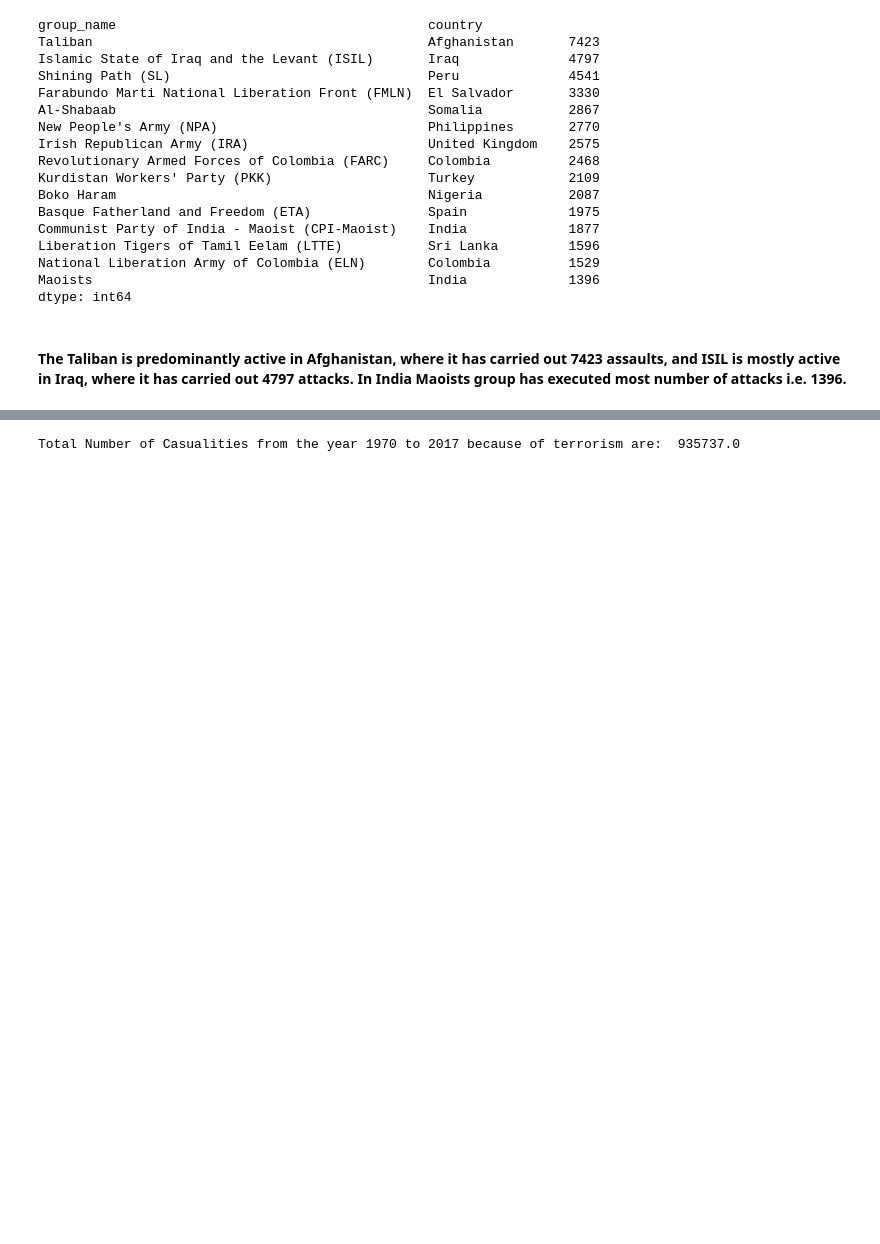
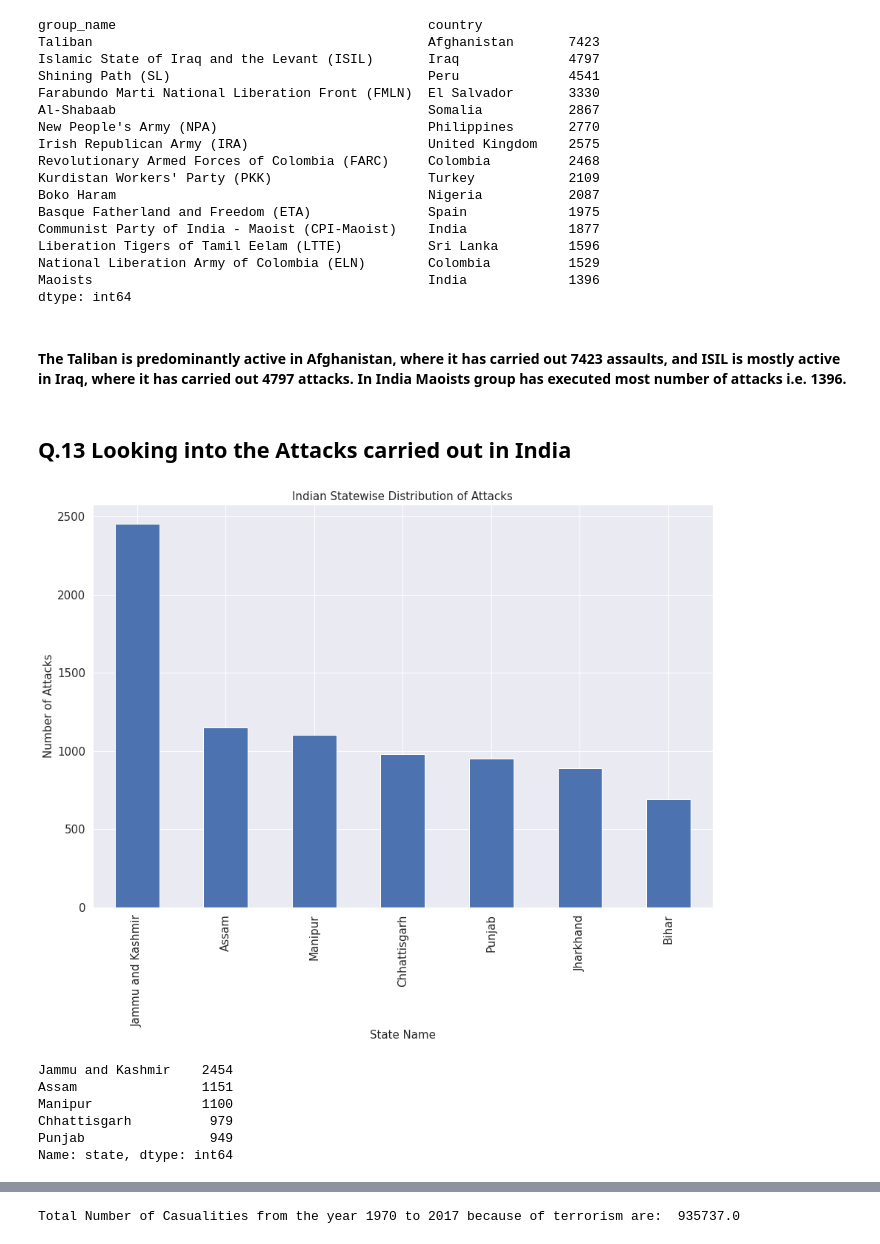
Before and after one commit to HarshJain41/Global-Terrorism-Data-Analysis, a Jupyter notebook: Harsh_Jain_Global_Terrorism_Analysis_Capstone_Project.ipynb, the cells around one changed output, grey strips where cells are left out. Cells and saved outputs as stored; diff of their text form; code cells hidden in the pictures; blank space fills up the shorter version.

```diff
--- a/Harsh_Jain_Global_Terrorism_Analysis_Capstone_Project.ipynb
+++ b/Harsh_Jain_Global_Terrorism_Analysis_Capstone_Project.ipynb
@@ -514,3 +514,25 @@ Maoists                                           India             1396
 dtype: int64
 # %% [markdown]
 #### The Taliban is predominantly active in Afghanistan, where it has carried out 7423 assaults, and ISIL is mostly active in Iraq, where it has carried out 4797 attacks. In India Maoists group has executed most number of attacks i.e. 1396.
+# %% [markdown]
+## Q.13 Looking into the Attacks carried out in India
+# %%
+India = new_df[new_df['country'] == 'India']
+
+Statewise_distribution = India['state'].value_counts()[:7]
+Statewise_distribution.plot(kind = 'bar', figsize = (15,10), fontsize = 15)
+plt.title('Indian Statewise Distribution of Attacks', fontsize = 15)
+plt.xlabel('State Name', fontsize = 15)
+plt.ylabel('Number of Attacks', fontsize = 15)
+plt.show()
+# %% [output]
+[figure, added]
+# %%
+Statewise_distribution.head()
+# %% [output]
+Jammu and Kashmir    2454
+Assam                1151
+Manipur              1100
+Chhattisgarh          979
+Punjab                949
+Name: state, dtype: int64
```
Also changed, not shown: parts of 14 cells of this notebook.
